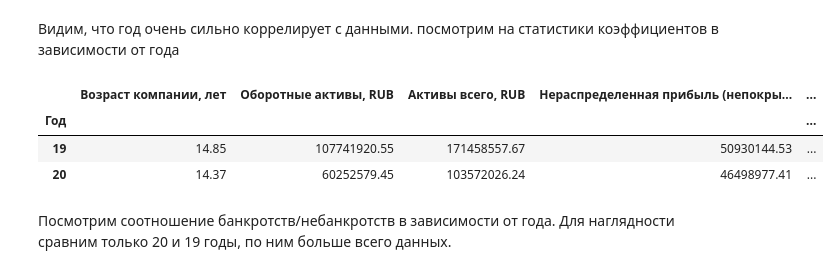
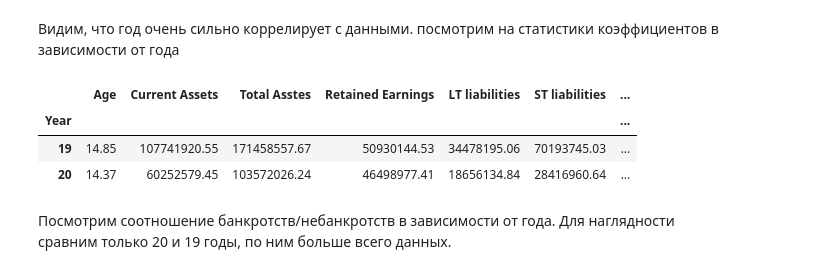
Before and after one commit to dariagerasimenko/Econ_projects, a Jupyter notebook: Econometrics 2021/Preliminary_analysis_of_data.ipynb, the cells around one changed output. Saved outputs shown, nothing was run; the diff lists cells and outputs as text; code cells hidden in the pictures.

```diff
--- a/Econometrics 2021/Preliminary_analysis_of_data.ipynb
+++ b/Econometrics 2021/Preliminary_analysis_of_data.ipynb
@@ -16,6 +16,6 @@ Populating the interactive namespace from numpy and matplotlib
 # %% [markdown]
 Откроем датасет (в кавычках указан путь к файлу на моем копмьютере, нужно его заменить), указанные параметры - параметры открытия файла csv. Если русские символы декодируются неправильно или что-то ломается - следует убрать " engine='python' ". Далее открываем датасет
 # %%
-df=pd.read_excel('dataset_new.xlsx')
+df=pd.read_excel('dataset_4.xlsx')
 df
 # %% [output]
@@ -61,15 +61,15 @@ int64 : ООО
 df = df.dropna()
 # %%
 data = df.copy()
-Y = data['Статус']
-data = data.drop(['Статус'], axis=1)
+Y = data['Status']
+data = data.drop(['Status'], axis=1)
 # %% [markdown]
 Создаем датасет data_num только с числовыми данными. Также уберем из датасета категориальные переменные:
 
 'Организационно-правовая форма', 'Форма собственности'
 # %%
 data_num = data.copy()
-data_num = data_num.drop(['№','Наименование', 'Организационно-правовая форма', 'Форма собственности'], axis = 1)
+data_num = data_num.drop(['№','Name', 'Legal Form', 'Ownership Form'], axis = 1)
 # %% [markdown]
 ## Таблица из числовых значений
 # %%
@@ -232,12 +226,12 @@ sns.heatmap(data[cols].corr(),
 # %% [markdown]
 Видим, что год очень сильно коррелирует с данными. посмотрим на статистики коэффициентов в зависимости от года
 # %%
-data_num.groupby('Год').mean()
+data_num.groupby('Year').mean()
 # %% [output]
-|  | Возраст компании, лет | Оборотные активы, RUB | Активы всего, RUB | Нераспределенная прибыль (непокры... | ... |
-| Год |  |  |  |  | ... |
-| 19 | 14.85 | 107741920.55 | 171458557.67 | 50930144.53 | ... |
-| 20 | 14.37 | 60252579.45 | 103572026.24 | 46498977.41 | ... |
+|  | Age | Current Assets | Total Asstes | Retained Earnings | LT liabilities | ST liabilities | ... |
+| Year |  |  |  |  |  |  | ... |
+| 19 | 14.85 | 107741920.55 | 171458557.67 | 50930144.53 | 34478195.06 | 70193745.03 | ... |
+| 20 | 14.37 | 60252579.45 | 103572026.24 | 46498977.41 | 18656134.84 | 28416960.64 | ... |
 # %% [markdown]
 Посмотрим соотношение банкротств/небанкротств в зависимости от года. Для наглядности сравним только 20 и 19 годы, по ним больше всего данных.
 # %%
```
Also changed, not shown: parts of 14 cells of this notebook.
